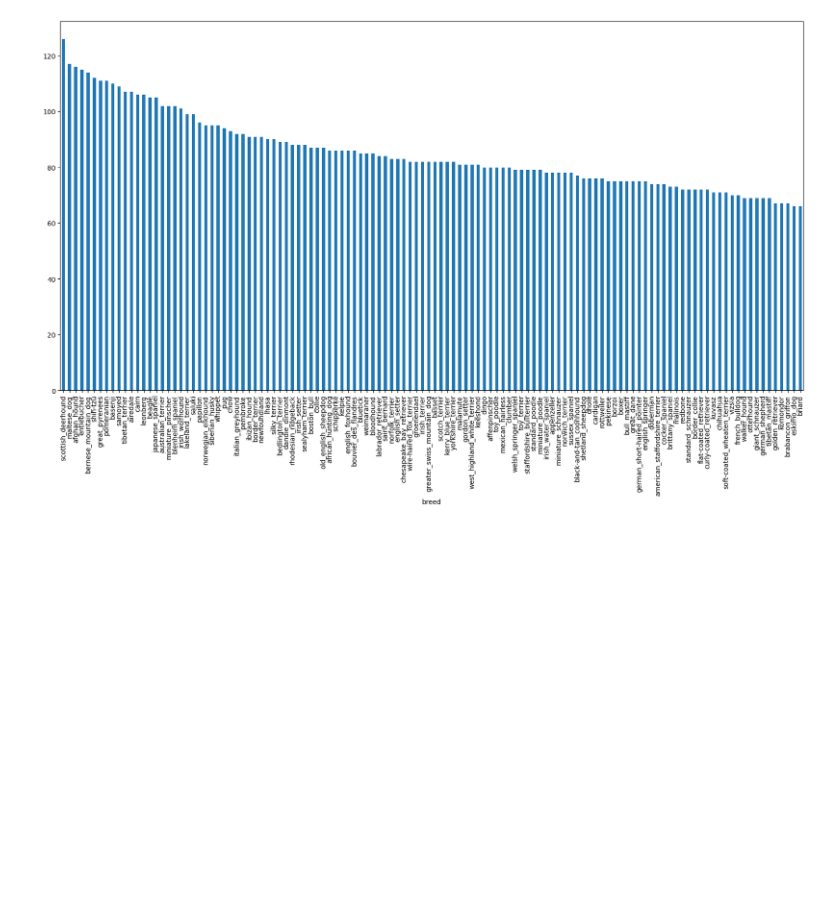
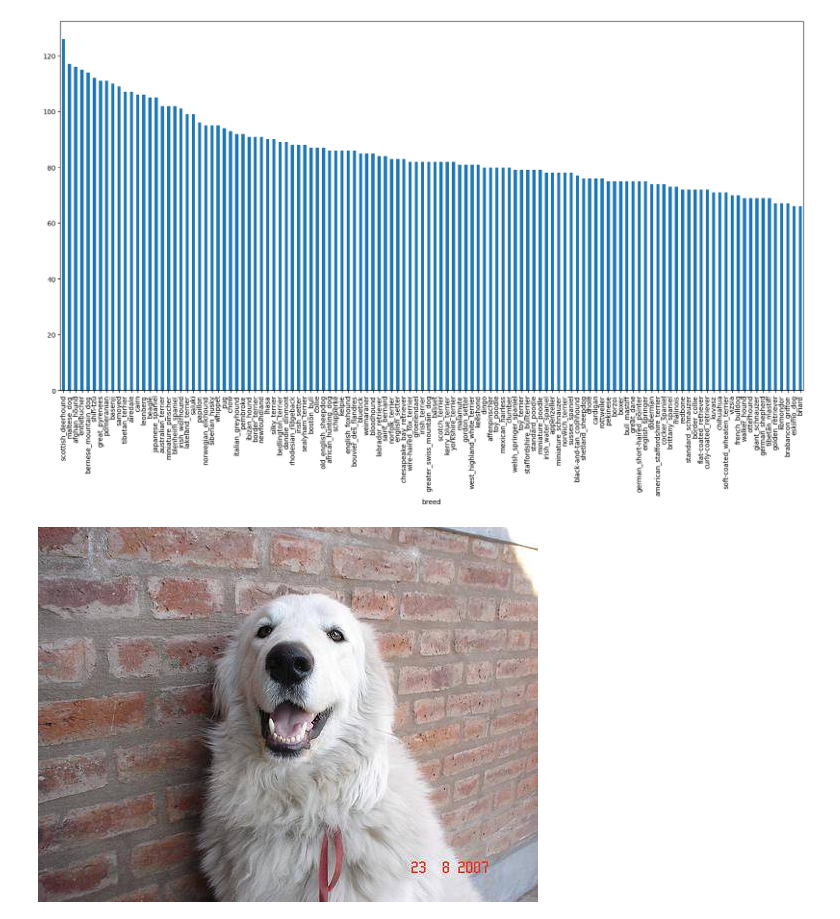
Before and after one commit to aftb777/Neural-Networks, a Jupyter notebook: Codes/Dog-vision.ipynb, the cells around one changed output. Drawn from its saved outputs; the diff is of its cells as text; code cells hidden in the pictures; blank space fills up the shorter version.

Commit message:
Viewing Image

```diff
--- a/Codes/Dog-vision.ipynb
+++ b/Codes/Dog-vision.ipynb
@@ -56,3 +56,8 @@ import matplotlib.pyplot as plt
 data["breed"].value_counts().plot.bar(figsize=(20, 10));
 # %% [output]
 [figure]
+# %%
+from IPython.display import Image
+Image("/Users/aftaabmulla/Neural-Networks/DataSet/dog-breed-identification/train/0a0c223352985ec154fd604d7ddceabd.jpg")
+# %% [output]
+[figure, added]
```
